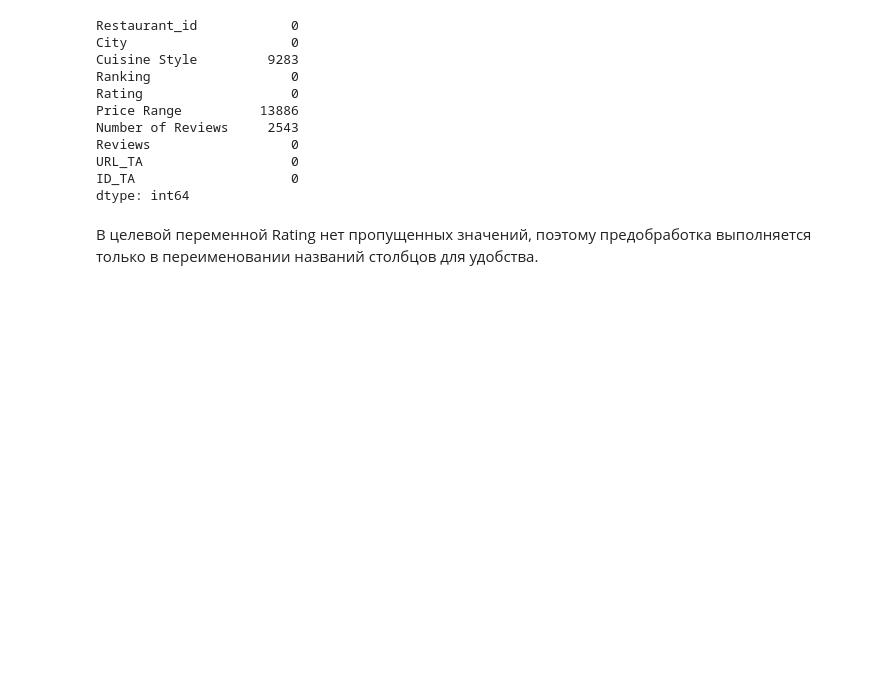
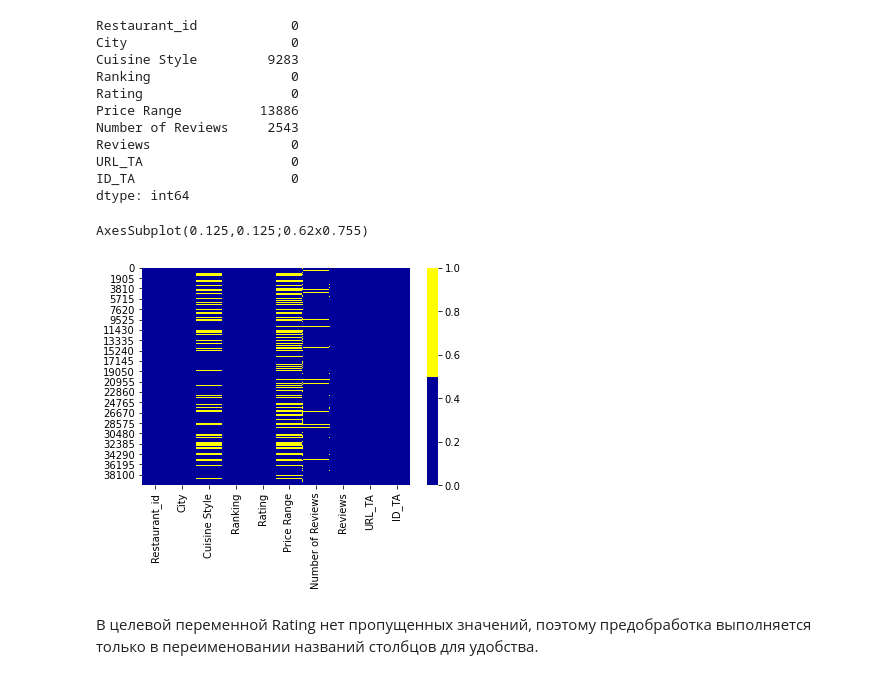
Before and after one commit to lermontoff123/Projekts, a Jupyter notebook: 4. Restaurant/Restaurant.ipynb, the cells around one changed output. Drawn from its saved outputs; the diff is of its cells as text; code cells hidden in the pictures; blank space fills up the shorter version.

```diff
--- a/4. Restaurant/Restaurant.ipynb
+++ b/4. Restaurant/Restaurant.ipynb
@@ -119,6 +120,15 @@ Reviews                  0
 URL_TA                   0
 ID_TA                    0
 dtype: int64
+# %%
+#тепловая карта пропущеннных значений
+# определяем цвета
+# желтый - пропущенные данные, синий - не пропущенные
+colours = ['#000099', '#ffff00']
+print(sns.heatmap(df.isnull(), cmap=sns.color_palette(colours)))
+# %% [output]
+AxesSubplot(0.125,0.125;0.62x0.755)
+[figure, added]
 # %% [markdown]
 В целевой переменной Rating нет пропущенных значений, поэтому предобработка выполняется только в переименовании названий столбцов для удобства.
 # %% [markdown]
```
Also changed, not shown: parts of 11 cells of this notebook.
